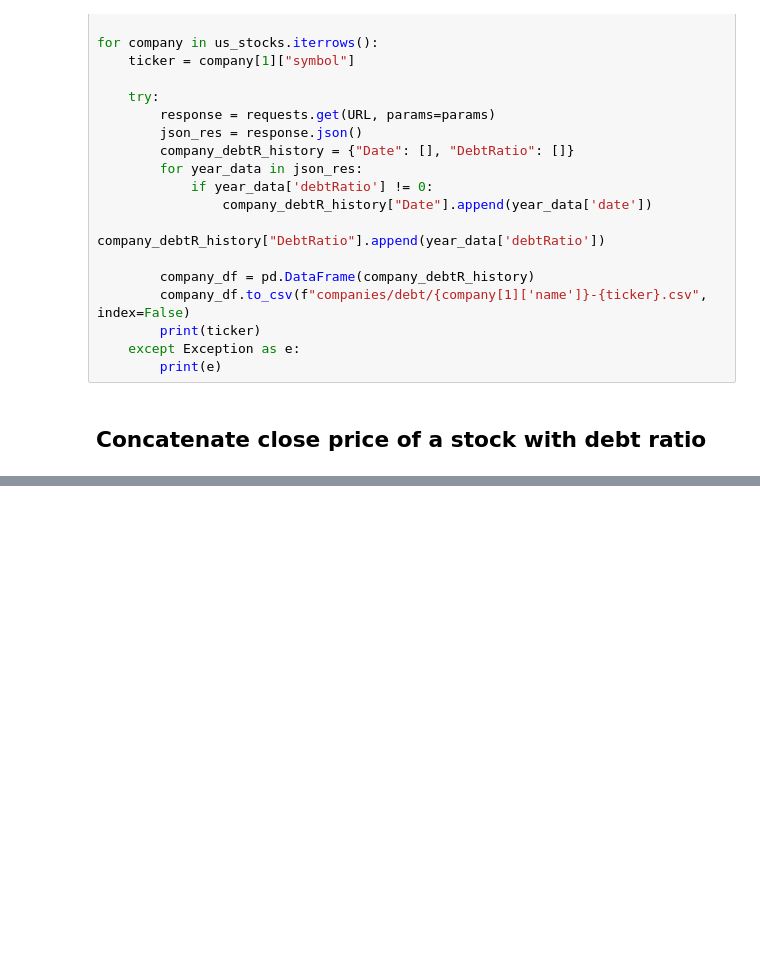
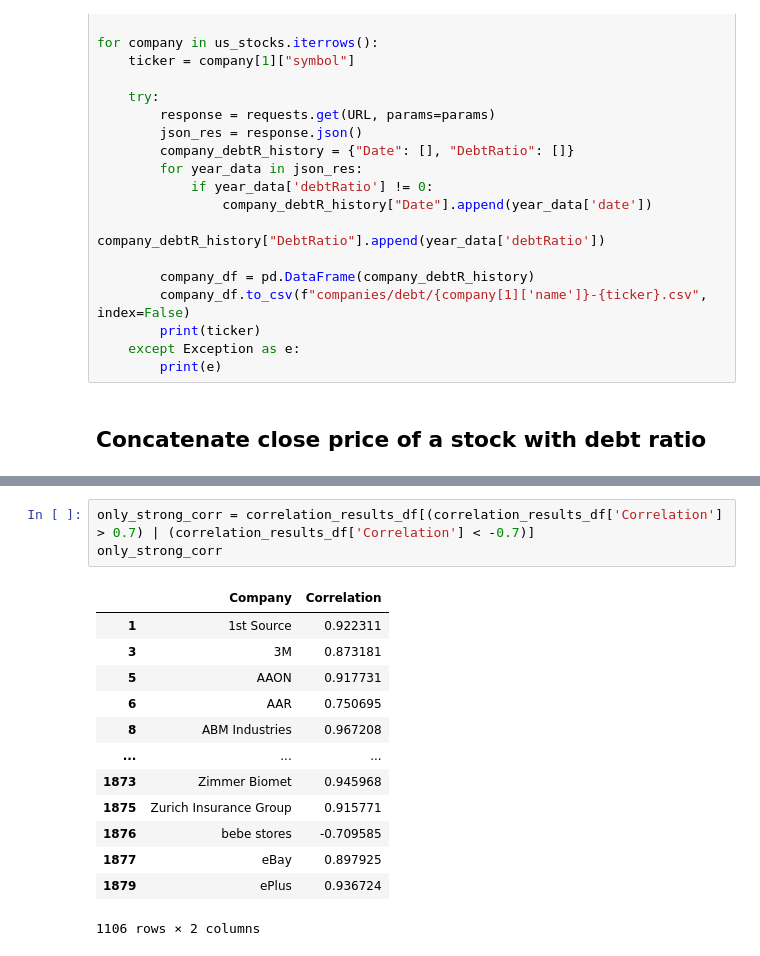
Before and after one commit to dansil2301/stocksDebtRatioResearch, a Jupyter notebook: ResearchStockDebtRatio.ipynb, the cells around one changed output, grey strips where cells are left out. Cells and saved outputs as stored; diff of their text form; blank space fills up the shorter version.

```diff
--- a/ResearchStockDebtRatio.ipynb
+++ b/ResearchStockDebtRatio.ipynb
@@ -81,0 +229,17 @@ for company in us_stocks.iterrows():
+# %%
+only_strong_corr = correlation_results_df[(correlation_results_df['Correlation'] > 0.7) | (correlation_results_df['Correlation'] < -0.7)]
+only_strong_corr
+# %% [output]
+|  | Company | Correlation |
+| 1 | 1st Source | 0.922311 |
+| 3 | 3M | 0.873181 |
+| 5 | AAON | 0.917731 |
+| 6 | AAR | 0.750695 |
+| 8 | ABM Industries | 0.967208 |
+| ... | ... | ... |
+| 1873 | Zimmer Biomet | 0.945968 |
+| 1875 | Zurich Insurance Group | 0.915771 |
+| 1876 | bebe stores | -0.709585 |
+| 1877 | eBay | 0.897925 |
+| 1879 | ePlus | 0.936724 |
+1106 rows × 2 columns
```
Also changed, not shown: parts of 9 cells of this notebook, 1 other file.
